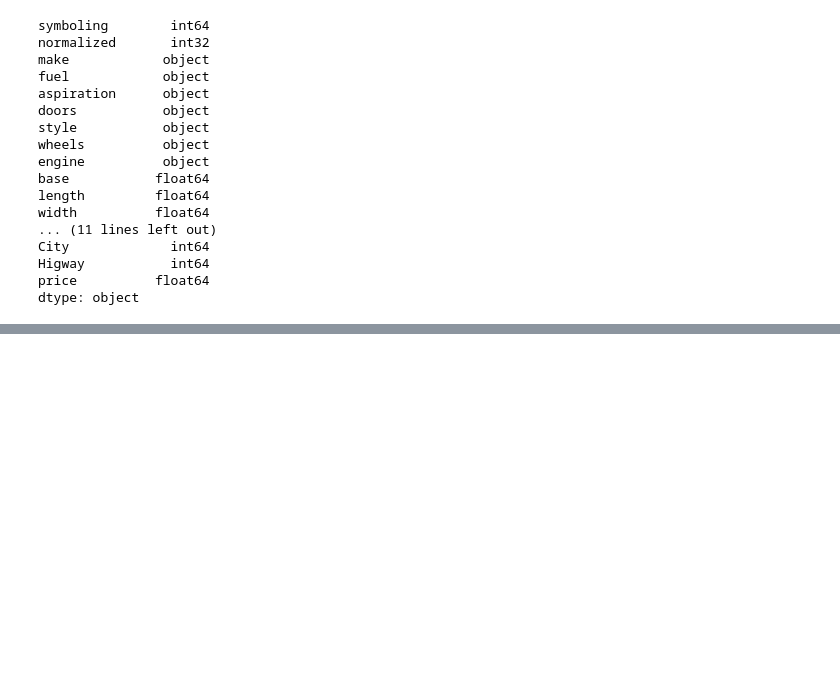
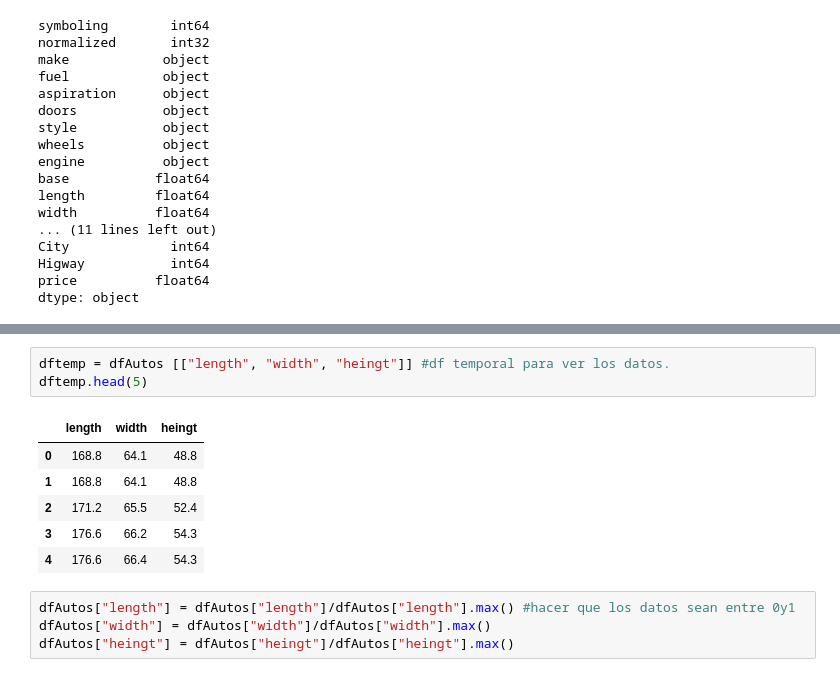
Before and after one commit to mleandrog036/Analisis-de-Datos, a Jupyter notebook: AnalisisDatos_Autos (2).ipynb, the cells around one changed output, grey strips where cells are left out. Saved outputs shown, nothing was run; the diff lists cells and outputs as text; blank space fills up the shorter version.

```diff
--- a/AnalisisDatos_Autos (2).ipynb
+++ b/AnalisisDatos_Autos (2).ipynb
@@ -390,0 +465,14 @@ dtype: object
+# %%
+dftemp = dfAutos [["length", "width", "heingt"]] #df temporal para ver los datos.
+dftemp.head(5)
+# %% [output]
+|  | length | width | heingt |
+| 0 | 168.8 | 64.1 | 48.8 |
+| 1 | 168.8 | 64.1 | 48.8 |
+| 2 | 171.2 | 65.5 | 52.4 |
+| 3 | 176.6 | 66.2 | 54.3 |
+| 4 | 176.6 | 66.4 | 54.3 |
+# %%
+dfAutos["length"] = dfAutos["length"]/dfAutos["length"].max() #hacer que los datos sean entre 0y1
+dfAutos["width"] = dfAutos["width"]/dfAutos["width"].max()
+dfAutos["heingt"] = dfAutos["heingt"]/dfAutos["heingt"].max()
```
Also changed, not shown: parts of 22 cells of this notebook.
